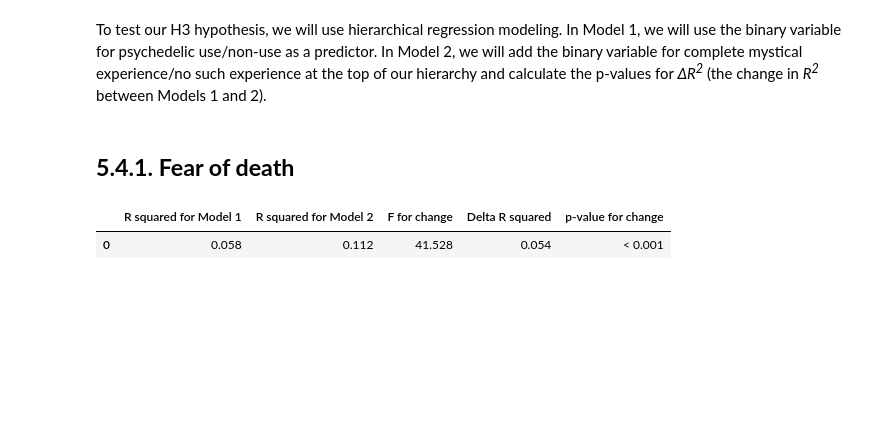
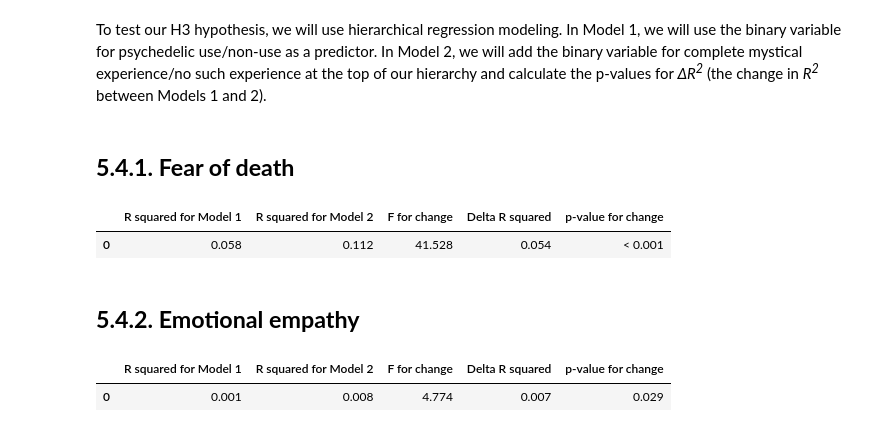
Before and after one commit to michal-owsiak/swps-university-research, a Jupyter notebook: research.ipynb, the cells around one changed output. Saved outputs shown, nothing was run; the diff lists cells and outputs as text; code cells hidden in the pictures; blank space fills up the shorter version.

Commit message:
regression modeling for PES & SWLS added with short summary

```diff
--- a/research.ipynb
+++ b/research.ipynb
@@ -967,3 +967,37 @@ summary_table
 # %% [output]
 |  | R squared for Model 1 | R squared for Model 2 | F for change | Delta R squared | p-value for change |
 | 0 | 0.058 | 0.112 | 41.528 | 0.054 | < 0.001 |
+# %% [markdown]
+## **5.4.2. Emotional empathy**
+# %%
+model1 = ols("PES_sum ~ compound_never", data=df).fit()
+
+model2 = ols("PES_sum ~ compound_never + MEQ_complete", data=df).fit()
+
+delta_r2 = model2.rsquared - model1.rsquared
+delta_df = model2.df_model - model1.df_model
+resid_df2 = model2.df_resid
+delta_f = (model1.ssr - model2.ssr) / delta_df / model2.mse_resid
+
+if delta_df != 0:
+    delta_f = (delta_r2 / delta_df) / ((1 - model2.rsquared) / resid_df2)
+    p_value = f.sf(delta_f, delta_df, resid_df2)
+else:
+    delta_f = float('nan')
+    p_value = float('nan')
+
+p_value = f.sf(delta_f, delta_df, model2.df_resid)
+formatted_p_value = "< 0.001" if p_value < 0.001 else f"{p_value:.3f}"
+
+summary_table = pd.DataFrame({
+    'R squared for Model 1': [f"{model1.rsquared:.3f}"],
+    'R squared for Model 2': [f"{model2.rsquared:.3f}"],
+    'F for change': [f"{delta_f:.3f}"],
+    'Delta R squared': [f"{delta_r2:.3f}"],
+    'p-value for change': [formatted_p_value]
+})
+
+summary_table
+# %% [output]
+|  | R squared for Model 1 | R squared for Model 2 | F for change | Delta R squared | p-value for change |
+| 0 | 0.001 | 0.008 | 4.774 | 0.007 | 0.029 |
```
Also changed, not shown: parts of 3 cells of this notebook.
